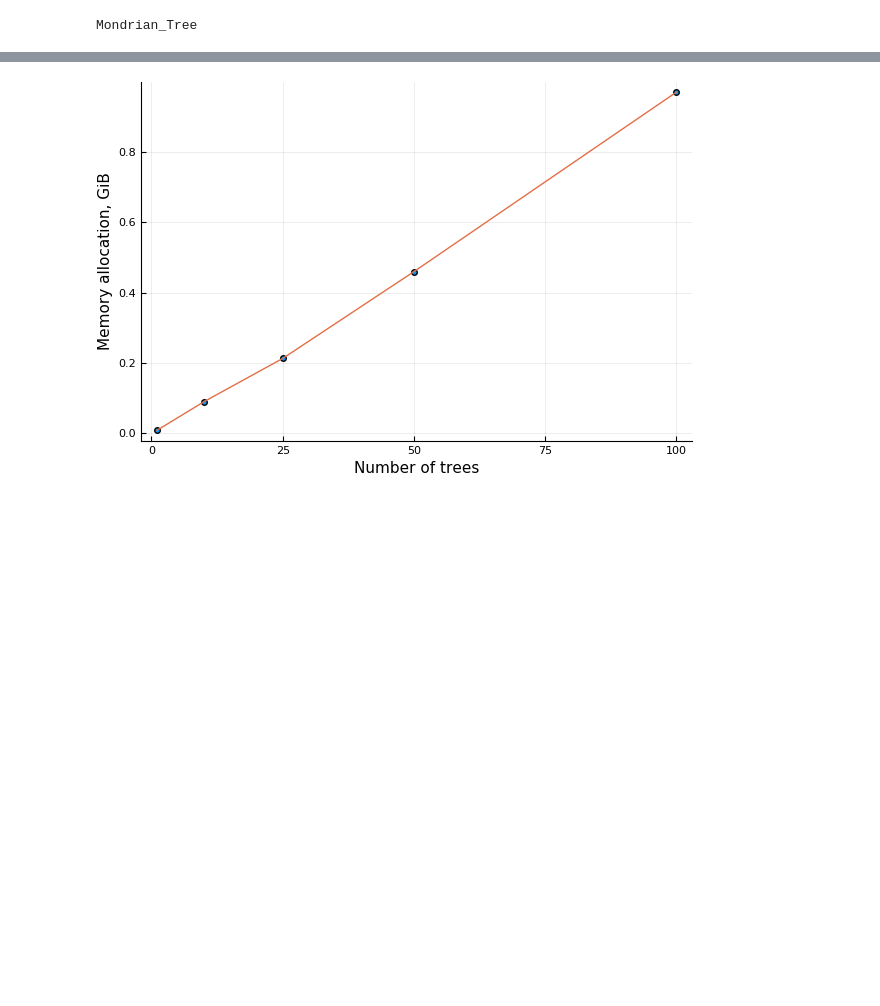
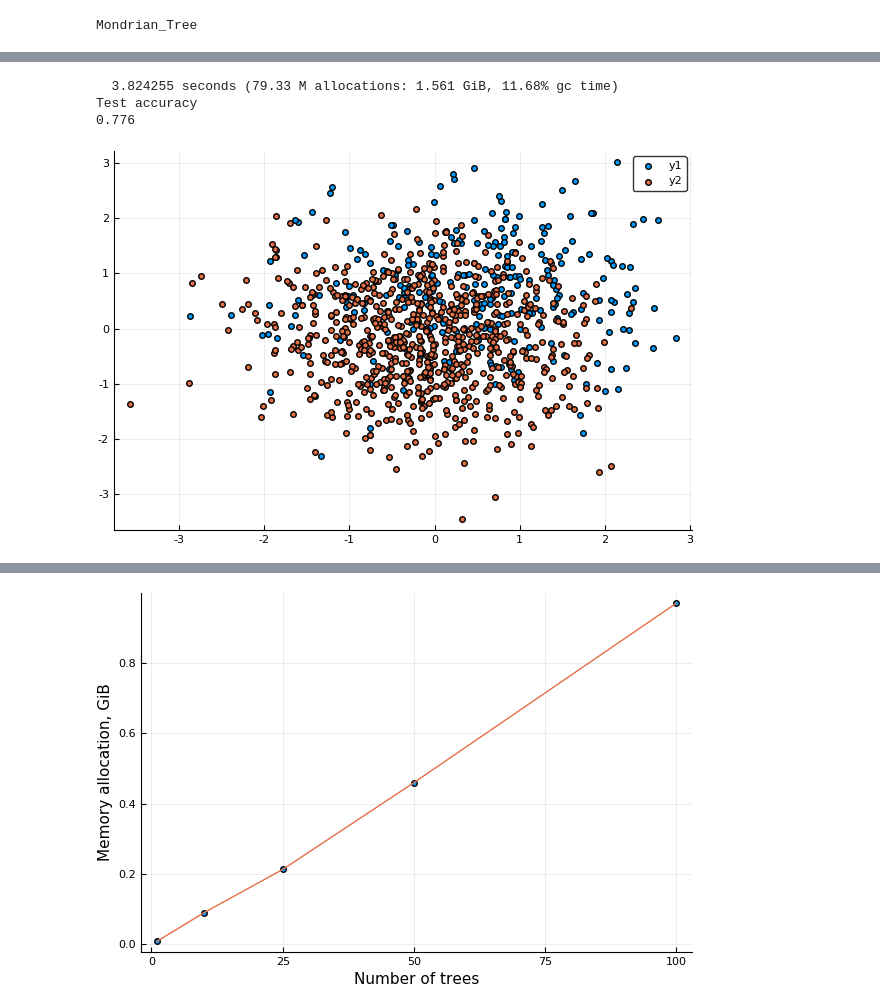
Before and after one commit to harveydevereux/Mondrian, a Jupyter notebook: Mondrian Tree.ipynb, the cells around one changed output, grey strips where cells are left out. Saved outputs shown, nothing was run; the diff lists cells and outputs as text; code cells hidden in the pictures; blank space fills up the shorter version.

```diff
--- a/Mondrian Tree.ipynb
+++ b/Mondrian Tree.ipynb
@@ -322,3 +456,43 @@ t = y.==1;
+# %%
+function Mondrian_Forest_predict!(D_train,D_pred,λ,nₜ=200)
+    trees = Array{Mondrian_Tree}(nₜ)
+    pred = Array{Int, 2}(nₜ,size(D_pred,1))
+    for i in 1:nₜ
+        trees[i] = Sample_Mondrian_Tree(λ,D_train)
+        initialize_posterior_counts!(trees[i],D_train);
+        compute_predictive_posterior_distribution!(trees[i],10*size(D_train[1],2));
+        for j in 1:size(D_pred,1)
+            p = predict!(trees[i],D_pred[j,:],10*size(D_pred,2))
+            if p[1] > p[2]
+                pred[i,j] = 1
+            else
+                pred[i,j] = 2
+            end
+        end
+    end
+    p = Array{Int,1}(size(D_pred,1))
+    for i in 1:size(D_pred,1)
+        p[i] = mode(pred[:,i])
+    end
+    return p, trees
+end
+# println("Train accuracy")
+# p = Mondrian_Forest_predict!(D,D[1],0.3)
+# println(correctrate(p,convert(Array{Int,1},D[2])))
+@time p,T = Mondrian_Forest_predict!(D,D_test[1],0.2,100)
+println("Test accuracy")
+println(correctrate(p,convert(Array{Int,1},D_test[2])))
+# %% [output]
+  3.824255 seconds (79.33 M allocations: 1.561 GiB, 11.68% gc time)
+Test accuracy
+0.776
+# %%
+t_test = p.==2;
+# %%
+scatter(x[t_test.==1,1],x[t_test.==1,2])
+scatter!(x[t_test.==0,1],x[t_test.==0,2])
+# %% [output]
+[figure, added]
 # %%
 scatter(x[t.==1,1],x[t.==1,2])
 scatter!(x[t.==0,1],x[t.==0,2])
```
Also changed, not shown: parts of 15 cells of this notebook, 1 other file.
